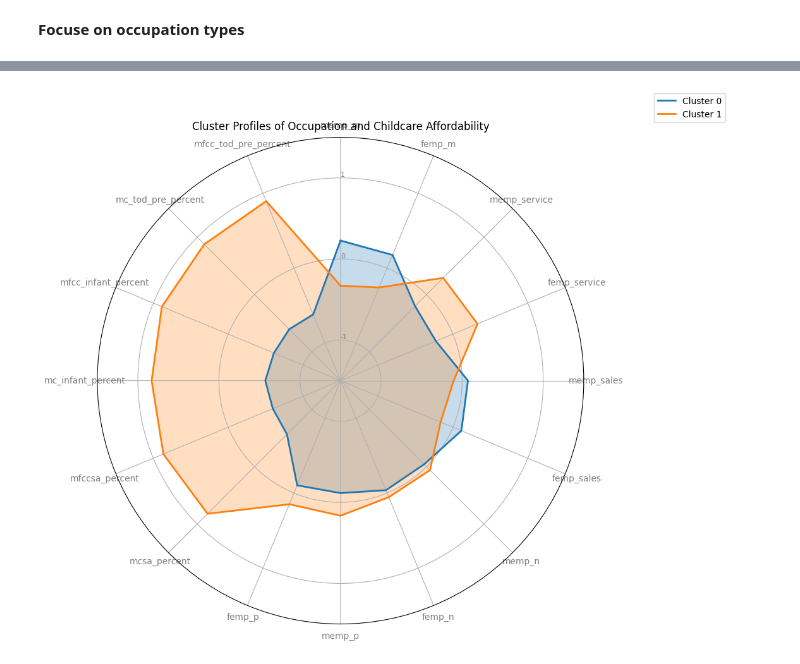
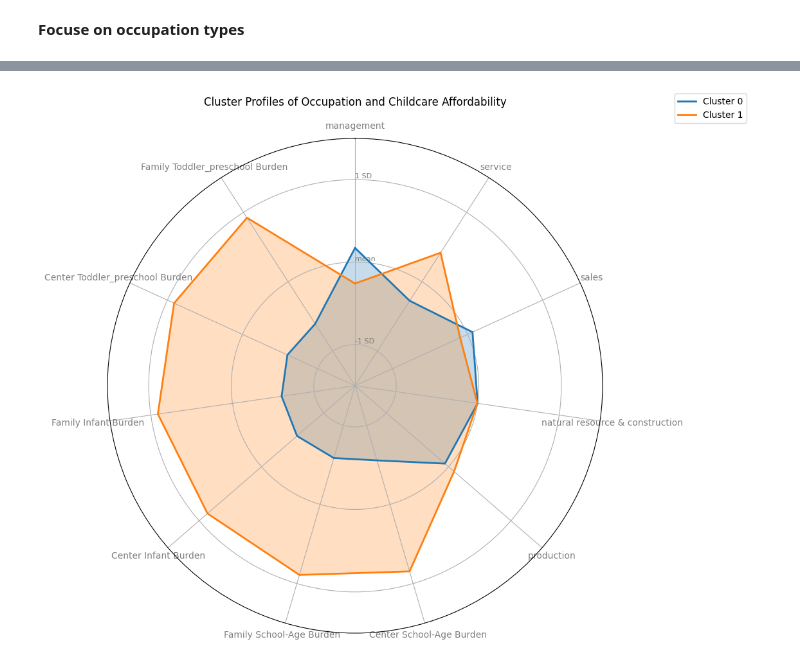
Before and after one commit to AliceNanL/BA820-project, a Jupyter notebook: BA820_Childcare_M4_NanLi.ipynb, the cells around one changed output, grey strips where cells are left out. Drawn from its saved outputs; the diff is of its cells as text; code cells hidden in the pictures.

Commit message:
Radar Charts updated to assist presentation. Main Analysis and results not modified.

```diff
--- a/BA820_Childcare_M4_NanLi.ipynb
+++ b/BA820_Childcare_M4_NanLi.ipynb
@@ -725,6 +725,7 @@ selected_columns = [
                   'mfcc_infant_percent',
                    'mc_tod_pre_percent',
                   'mfcc_tod_pre_percent' ,
+                    'mlfpr_20to64',
                     'flfpr_20to64',
                     'flfpr_20to64_under6',
                     'flfpr_20to64_6to17',
@@ -972,13 +1088,18 @@ plt.show()
 # %%
 # Keep relevant features
 df_numeric_normalized_4 = df_numeric_normalized[[
-                 'memp_m','femp_m',
-   'memp_service','femp_service',
-   'memp_sales','femp_sales',
-  'memp_n','femp_n',
-    'memp_p','femp_p',
-               'mcsa_percent',	'mfccsa_percent','mc_infant_percent','mfcc_infant_percent',	'mc_tod_pre_percent',	'mfcc_tod_pre_percent'
-                                                ]]
+                 'emp_m',
+               'emp_service',
+               'emp_sales',
+               'emp_n',
+                'emp_p',
+               'mcsa_percent',
+                 'mfccsa_percent',
+                 'mc_infant_percent',
+                 'mfcc_infant_percent',
+                 'mc_tod_pre_percent',
+                 'mfcc_tod_pre_percent'
+]]
 # %%
 # perform PCA
 from sklearn.decomposition import PCA
@@ -1086,50 +1213,60 @@ See the caveats in the documentation: https://pandas.pydata.org/pandas-docs/stab
 # %%
 import matplotlib.pyplot as plt
+import numpy as np
 
 # Create shorter, more readable labels for the features
 feature_labels_occu = [
-    'Center School-Age Affordability',
-    'Family School-Age Affordability',
-    'Center Infant Affordability',
-    'Family Infant Affordability',
-    'Center Toddler_preschool Affordability',
-    'Family Toddler_preschool Affordability',
+    'management',
+    'service',
+    'sales',
+    'natural resource & construction',
+    'production',
+    'Center School-Age Burden',
+    'Family School-Age Burden',
+    'Center Infant Burden',
+    'Family Infant Burden',
+    'Center Toddler_preschool Burden',
+    'Family Toddler_preschool Burden',
 
 ]
 
-def create_radar_chart(df, title):
-    labels = df.columns.tolist()
-    num_vars = len(labels)
+def create_radar_chart(df, title, labels_to_plot, title_y_position=1.1): # Added labels_to_plot and title_y_position arguments
+    num_vars = len(labels_to_plot) # Use length of provided labels for angles
 
     # Calculate angle for each axis
-    angles = [n / float(num_vars) * 2 * 3.14159 for n in range(num_vars)]
+    angles = [n / float(num_vars) * 2 * np.pi for n in range(num_vars)] # Use np.pi
     angles += angles[:1] # Complete the loop
 
     fig, ax = plt.subplots(figsize=(10, 10), subplot_kw=dict(polar=True))
 
     # Plot each cluster
     for i, row in df.iterrows():
         values = row.values.flatten().tolist()
         values += values[:1]
         ax.plot(angles, values, linewidth=2, linestyle='solid', label=f'Cluster {i}')
         ax.fill(angles, values, alpha=0.25)
 
-    ax.set_theta_offset(3.14159 / 2)
+    ax.set_theta_offset(np.pi / 2)
     ax.set_theta_direction(-1)
 
-    # Draw axis labels
-    plt.xticks(angles[:-1], labels, color='grey', size=10)
+    # Draw axis labels using the provided labels_to_plot
+    plt.xticks(angles[:-1], labels_to_plot, color='grey', size=10)
 
     # Draw ylabels
     ax.set_rlabel_position(0)
-    plt.yticks([-1, 0, 1], ["-1", "0", "1"], color="grey", size=8)
+    # Removed redundant and incorrect plt.xticks(feature_labels)
+    plt.yticks([-1, 0, 1], ["-1 SD", "mean", "1 SD"], color="grey", size=8)
     plt.ylim(-1.5, 1.5) # Adjust y-limits based on your data scale
 
-    ax.set_title(title, va='bottom')
+    ax.set_title(title, va='bottom', y=title_y_position) # Used the title_y_position argument
     ax.legend(loc='upper right', bbox_to_anchor=(1.3, 1.1))
     plt.show()
 
+# Calculate cluster_centroids based on the KMeans model fit on df_numeric_normalized_4
+# df_numeric_normalized_4 already has the 'cluster' column from cell 4H4Spw8PaaUl
+cluster_centroids = df_numeric_normalized_4.groupby('cluster').mean()
+
 # Create the radar chart for cluster centroids
-create_radar_chart(cluster_centroids, 'Cluster Profiles of Occupation and Childcare Affordability')
+create_radar_chart(cluster_centroids, 'Cluster Profiles of Occupation and Childcare Affordability', feature_labels_occu, title_y_position=1.05) # Example usage with title_y_position
 # %% [output]
-[figure, old version]
+[figure, new version]
```
Also changed, not shown: parts of 17 cells of this notebook.
